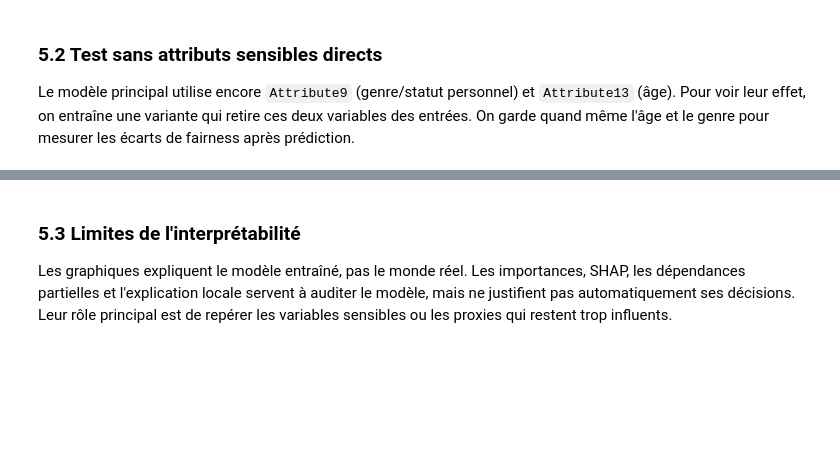
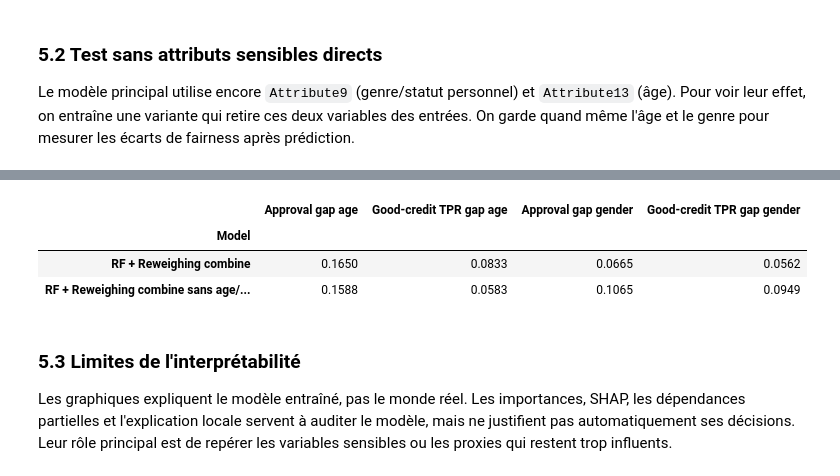
Before and after one commit to lounishamroun/credit-data-fairness, a Jupyter notebook: notebooks/fairness_notebook_Lina.ipynb, the cells around one changed output, grey strips where cells are left out. Cells and saved outputs as stored; diff of their text form; code cells hidden in the pictures; blank space fills up the shorter version.

```diff
--- a/notebooks/fairness_notebook_Lina.ipynb
+++ b/notebooks/fairness_notebook_Lina.ipynb
@@ -1113,16 +1204,21 @@ display(ablation_df[['Accuracy', 'F1', 'AUC', 'Coût', 'DP_age', 'EOD_age', 'DP_
 # %%
 favorable_ablation_df, favorable_ablation_details = compare_favorable_outcome(
     [
         ('RF + Reweighing combine', rf_rw_combined),
-        ('RF + Reweighing combine sans age/genre directs', rf_rw_combined_no_sensitive),
+        ('RF + Reweighing combine sans age/genre directs', rf_rw_combined_no_sensitive, X_test_no_sensitive),
     ],
     X_test,
     y_test,
     age_test,
     gender_test,
 )
 
 display(favorable_ablation_df.round(4))
+# %% [output]
+|  | Approval gap age | Good-credit TPR gap age | Approval gap gender | Good-credit TPR gap gender |
+| Model |  |  |  |  |
+| RF + Reweighing combine | 0.1650 | 0.0833 | 0.0665 | 0.0562 |
+| RF + Reweighing combine sans age/... | 0.1588 | 0.0583 | 0.1065 | 0.0949 |
 # %% [markdown]
 ### 5.3 Limites de l'interprétabilité
 
```
Also changed, not shown: parts of 5 cells of this notebook, 1 other file.
